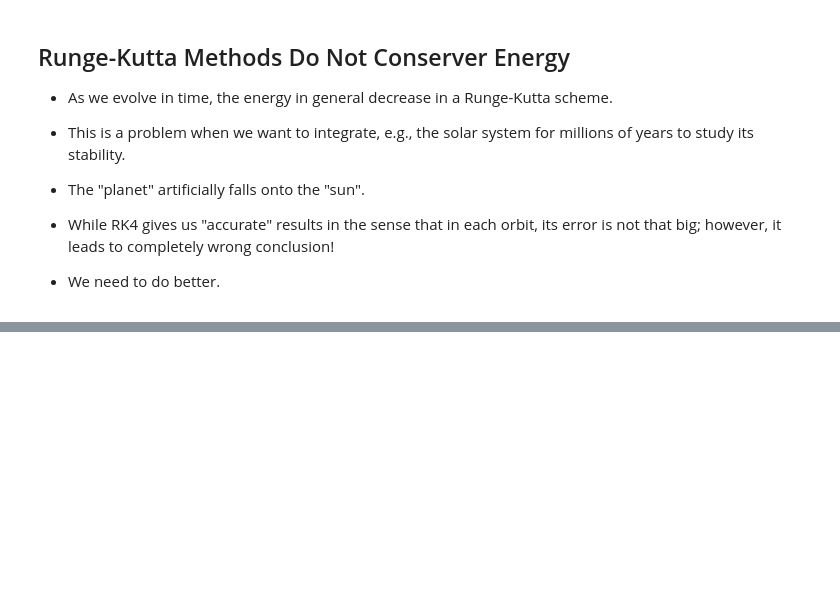
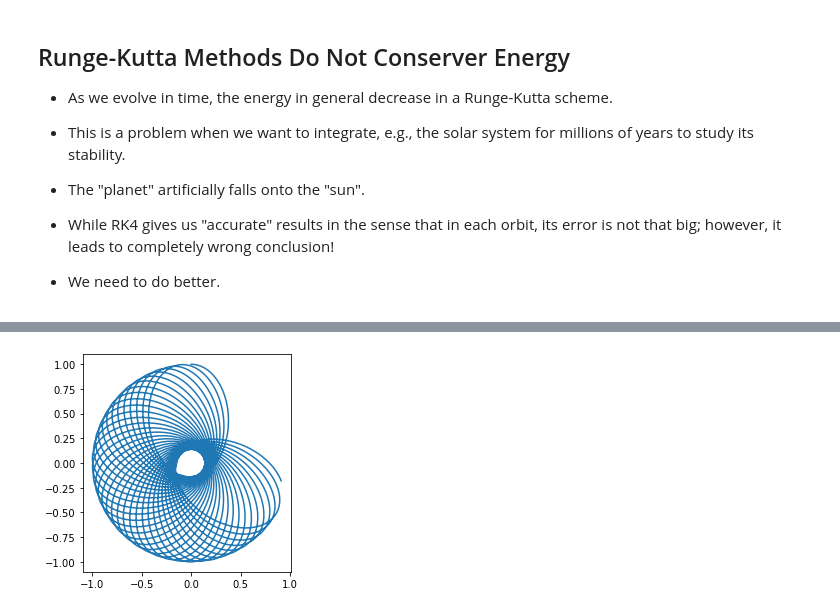
Before and after one commit to uarizona-2021spring-phys105a/phys105a, a Jupyter notebook: 13/ode3.ipynb, the cells around one changed output, grey strips where cells are left out. Drawn from its saved outputs; the diff is of its cells as text; code cells hidden in the pictures; blank space fills up the shorter version.

Commit message:
Leapfrog

```diff
--- a/13/ode3.ipynb
+++ b/13/ode3.ipynb
@@ -211,0 +250,38 @@ plt.plot(T, KE + PE)
+# %%
+def a(x, y):
+    rr  = x * x + y * y
+    r   = np.sqrt(rr)
+    rrr = r * rr
+    ax  = -x / rrr
+    ay  = -y / rrr
+    return ax, ay
+
+def leapfrog(a, xv, t, dt, n):
+    xv = np.array(xv, dtype='float')
+    x  = xv[:2]
+    v  = xv[2:]
+
+    T = np.array(t)
+    X = np.array(xv)
+
+    for i in range(n):
+
+        x += (dt/2) * v               # drift
+        v +=  dt    * np.array(a(*x)) # kick
+        x += (dt/2) * v               # drift
+        t += dt
+
+        T = np.append( T, t)
+        X = np.vstack((X, xv))
+
+    return T, X
+# %%
+N = 3_000
+T, X = leapfrog(a, (0, 1, 0.5, 0), 0, 100/N, N)
+x = X[:,0]
+y = X[:,1]
+
+plt.plot(x, y)
+plt.gca().set_aspect('equal')
+# %% [output]
+[figure, added]
```
Also changed, not shown: parts of 7 cells of this notebook.
